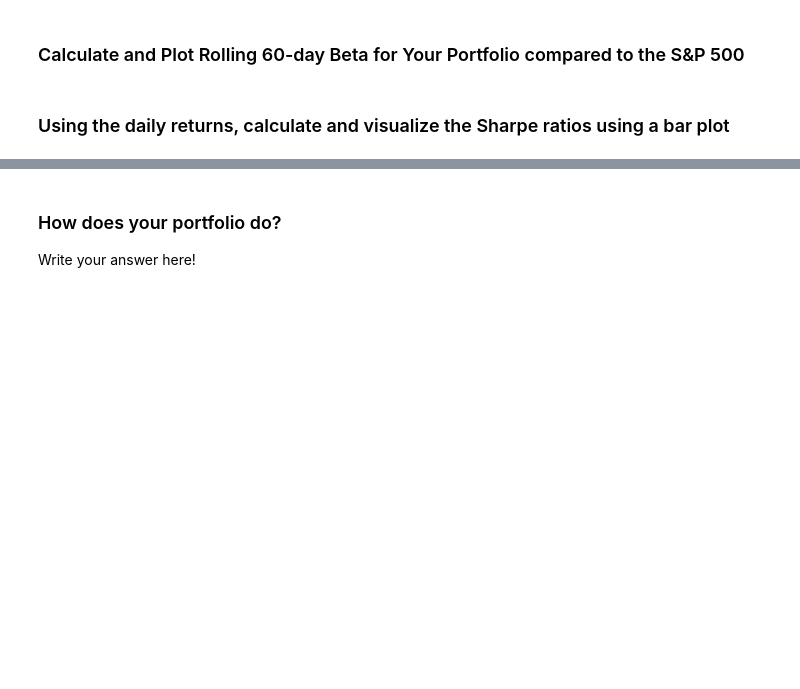
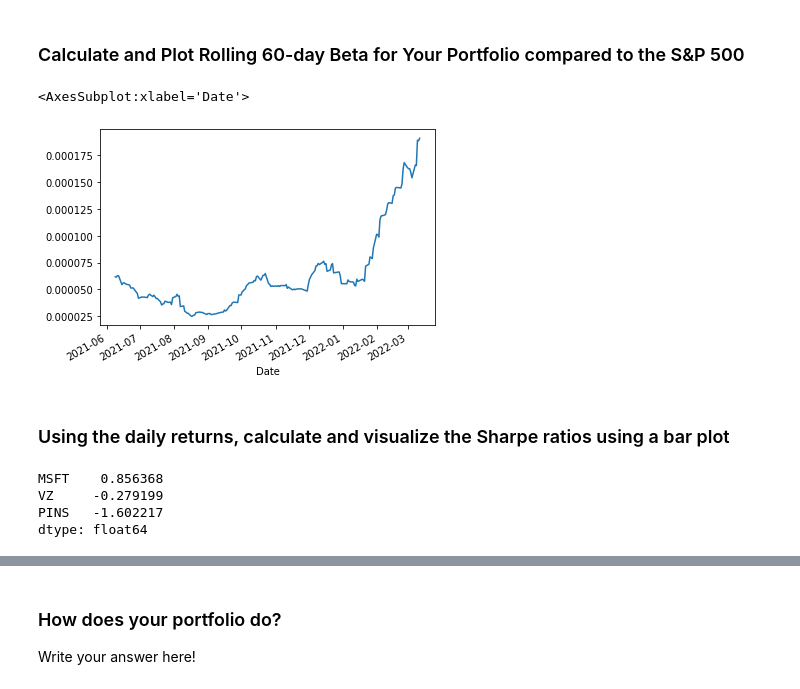
Before and after one commit to bkamalnivas/pandas-homework-1, a Jupyter notebook: whale_analysis.ipynb, the cells around one changed output, grey strips where cells are left out. Cells and saved outputs as stored; diff of their text form; code cells hidden in the pictures; blank space fills up the shorter version.

```diff
--- a/whale_analysis.ipynb
+++ b/whale_analysis.ipynb
@@ -408,0 +433,7 @@ In this section, you will build your own portfolio of stocks, calculate the retu
+# %%
+# Reading data from 3rd stock
+fp_pins = Path('Resources/pins.csv')
+df_pins = pd.read_csv(fp_pins, infer_datetime_format=True, parse_dates=True)
+df_pins['Date'] = pd.to_datetime(df_pins['Date'])
+df_pins = df_pins.set_index('Date')
+df_pins.head()
@@ -408,0 +448,10 @@ In this section, you will build your own portfolio of stocks, calculate the retu
+# %%
+# Combine all stocks in a single DataFrame
+
+df_custom = pd.concat([df_msft, df_vz, df_pins], join="inner", axis=1)
+
+df_custom.columns = ['MSFT', 'VZ', 'PINS']
+
+df_custom = df_custom.sort_index()
+
+df_custom.head()
@@ -412,7 +469,10 @@ In this section, you will build your own portfolio of stocks, calculate the retu
 # Reorganize portfolio data by having a column per symbol
 # %%
 # Calculate daily returns
+df_custom_daily = df_custom.pct_change()
 
 # Drop NAs
+df_custom_daily = df_custom_daily.dropna()
 
 # Display sample data
+df_custom_daily.head()
@@ -423,5 +491,7 @@ In this section, you will build your own portfolio of stocks, calculate the retu
 weights = [1/3, 1/3, 1/3]
 
 # Calculate portfolio return
+weighted_ret = df_custom_daily.dot(weights)
 
 # Display sample data
+weighted_ret
@@ -454,6 +561,34 @@ weights = [1/3, 1/3, 1/3]
+# %%
+# Calculate and plot Beta
+
+fp_spy = Path('Resources/spy.csv')
+df_spy = pd.read_csv(fp_spy, infer_datetime_format=True, parse_dates=True)
+df_spy['Date'] = pd.to_datetime(df_spy['Date'])
+df_spy = df_spy.set_index('Date')
+df_spy = df_spy.pct_change()
+df_spy = df_spy.dropna()
+
+compare_portfolio = pd.concat([df_spy, weighted_ret], join = 'inner', axis=1)
+compare_portfolio.columns = ['spy', 'custom']
+
+rolling_beta = compare_portfolio['custom'].rolling(window=60).cov(compare_portfolio['spy'])
+
+rolling_beta.plot()
+# %% [output]
+<AxesSubplot:xlabel='Date'>
+[figure, added]
 # %% [markdown]
 ### Using the daily returns, calculate and visualize the Sharpe ratios using a bar plot
 # %%
 # Calculate Annualized Sharpe Ratios
+
+df_custom_sharpe = df_custom_daily.mean() / df_custom_daily.std()
+df_custom_sharpe = df_custom_sharpe * np.sqrt(252)
+df_custom_sharpe
+# %% [output]
+MSFT    0.856368
+VZ     -0.279199
+PINS   -1.602217
+dtype: float64
 # %%
 # Visualize the sharpe ratios as a bar plot
```
Also changed, not shown: parts of 15 cells of this notebook, 4 other files.
